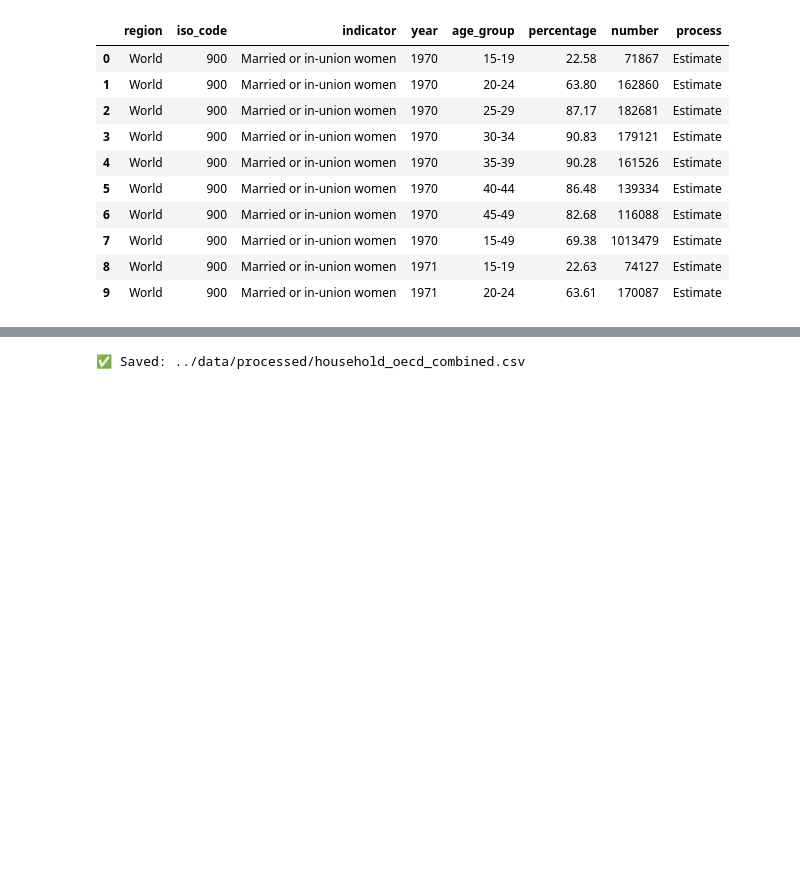
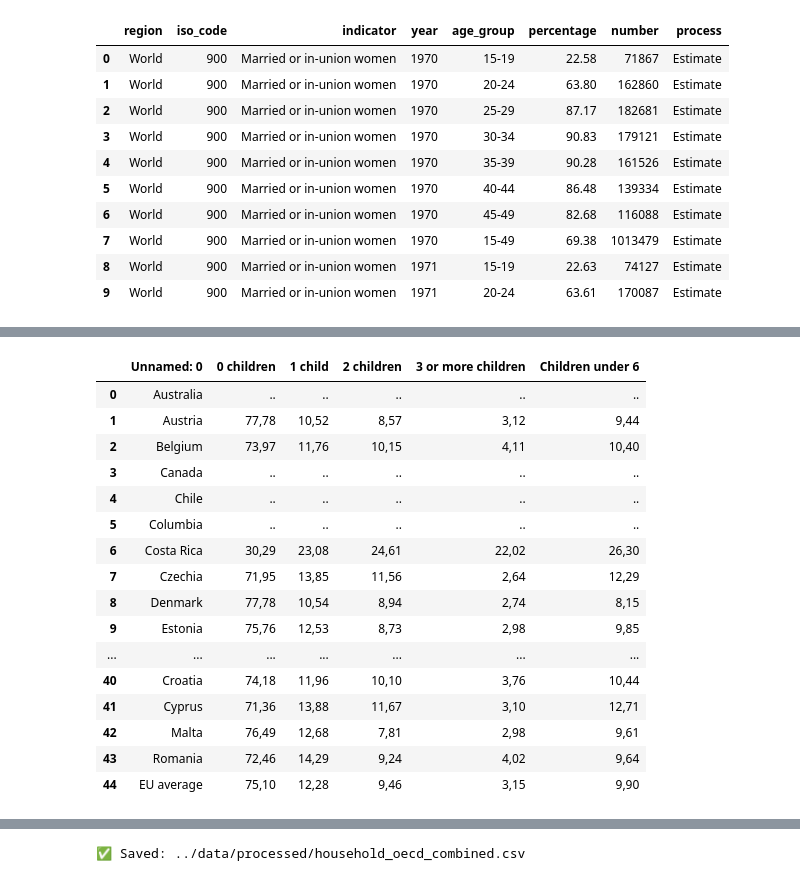
Before and after one commit to YkslB/marriage_statistics, a Jupyter notebook: scripts/Cleaning.ipynb, the cells around one changed output, grey strips where cells are left out. Drawn from its saved outputs; the diff is of its cells as text; code cells hidden in the pictures; blank space fills up the shorter version.

```diff
--- a/scripts/Cleaning.ipynb
+++ b/scripts/Cleaning.ipynb
@@ -960,3 +1004,26 @@ df_15.head(10)
+# %%
+df_16_3 = pd.read_csv('../data/Raw/OECD/SF_1_1_Family_size_and_composition - Sayfa3.csv', header=1)
+df_16_3
+#Table SF1.1.B. Households by number of children, 2024a
+# share_hh_0_children	share_hh_1_child	share_hh_2_children	share_hh_3plus_children
+# %% [output]
+|  | Unnamed: 0 | 0 children | 1 child | 2 children | 3 or more children | Children under 6 |
+| 0 | Australia | .. | .. | .. | .. | .. |
+| 1 | Austria | 77,78 | 10,52 | 8,57 | 3,12 | 9,44 |
+| 2 | Belgium | 73,97 | 11,76 | 10,15 | 4,11 | 10,40 |
+| 3 | Canada | .. | .. | .. | .. | .. |
+| 4 | Chile | .. | .. | .. | .. | .. |
+| 5 | Columbia | .. | .. | .. | .. | .. |
+| 6 | Costa Rica | 30,29 | 23,08 | 24,61 | 22,02 | 26,30 |
+| 7 | Czechia | 71,95 | 13,85 | 11,56 | 2,64 | 12,29 |
+| 8 | Denmark | 77,78 | 10,54 | 8,94 | 2,74 | 8,15 |
+| 9 | Estonia | 75,76 | 12,53 | 8,73 | 2,98 | 9,85 |
+| ... | ... | ... | ... | ... | ... | ... |
+| 40 | Croatia | 74,18 | 11,96 | 10,10 | 3,76 | 10,44 |
+| 41 | Cyprus | 71,36 | 13,88 | 11,67 | 3,10 | 12,71 |
+| 42 | Malta | 76,49 | 12,68 | 7,81 | 2,98 | 9,61 |
+| 43 | Romania | 72,46 | 14,29 | 9,24 | 4,02 | 9,64 |
+| 44 | EU average | 75,10 | 12,28 | 9,46 | 3,15 | 9,90 |
 # %%
 excel_1_1 = pd.read_excel('../data/Raw/OECD/SF_1_1_Family_size_and_composition.xlsx')
 excel_1_1.head(10)
```
Also changed, not shown: parts of 25 cells of this notebook, 5 other files.
